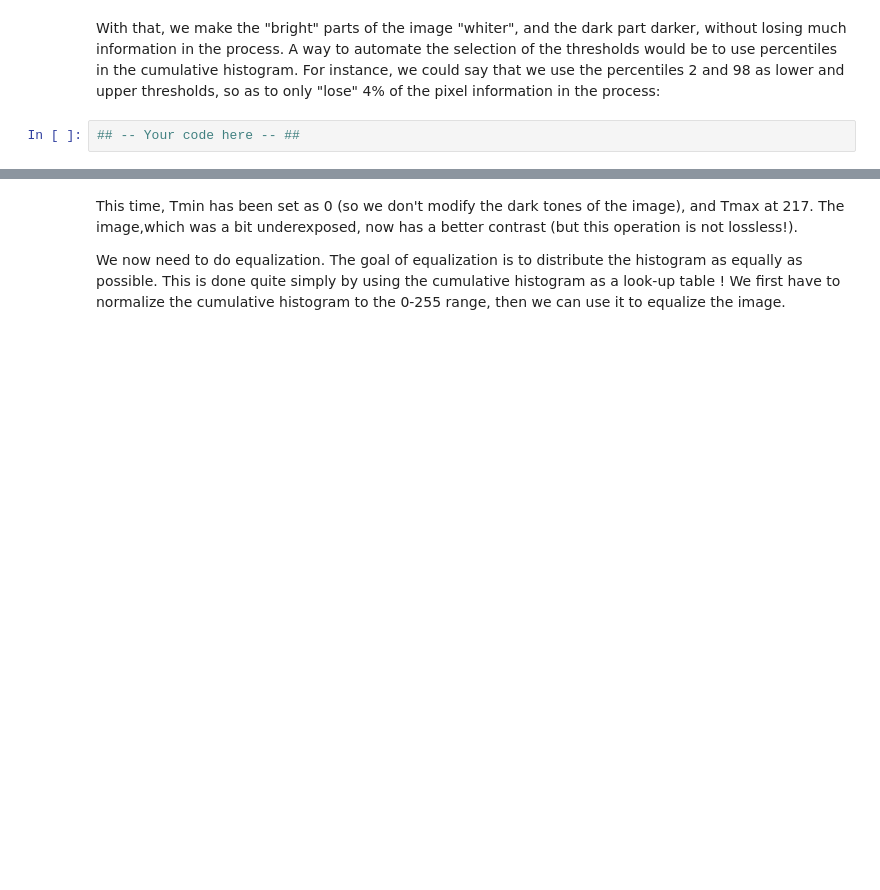
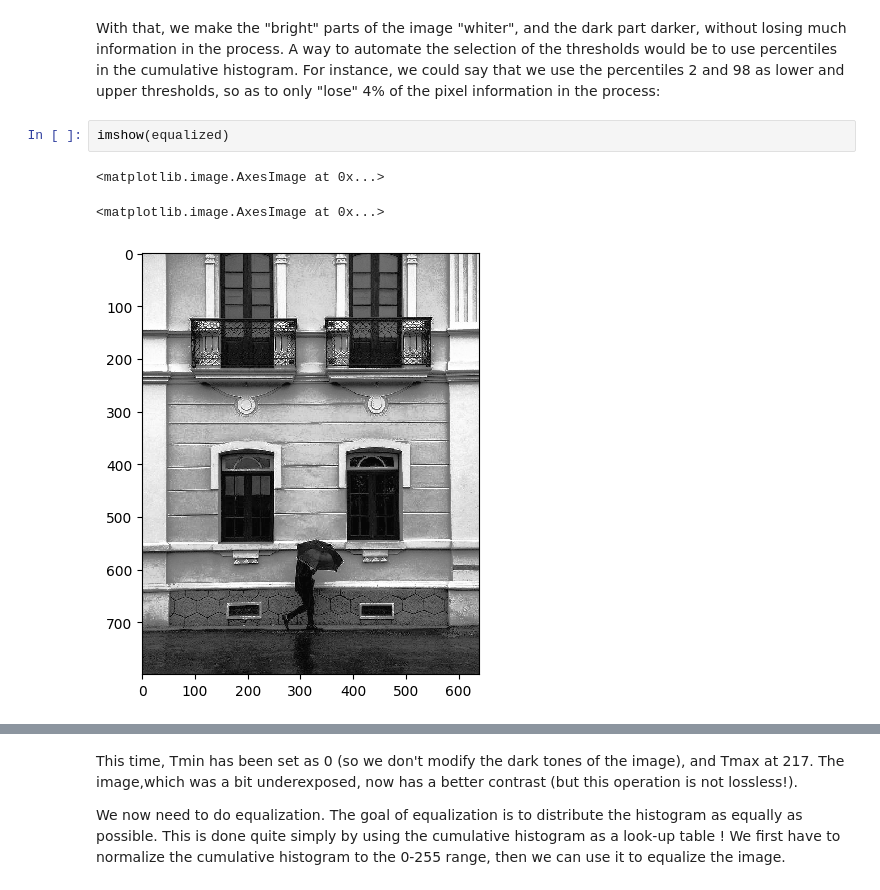
Before and after one commit to mordamed/ImageProcessing, a Jupyter notebook: 2_Image_Filtering/TP2_Image_Filtering.ipynb, the cells around one changed output, grey strips where cells are left out. Cells and saved outputs as stored; diff of their text form; blank space fills up the shorter version.

```diff
--- a/2_Image_Filtering/TP2_Image_Filtering.ipynb
+++ b/2_Image_Filtering/TP2_Image_Filtering.ipynb
@@ -143,7 +235,11 @@ In other words, there are very few "bright" pixels in the image. On the other en
 # %% [markdown]
 With that, we make the "bright" parts of the image "whiter", and the dark part darker, without losing much information in the process. A way to automate the selection of the thresholds would be to use percentiles in the cumulative histogram. For instance, we could say that we use the percentiles 2 and 98 as lower and upper thresholds, so as to only "lose" 4\% of the pixel information in the process:
-# %%
-## -- Your code here -- ##
+# %%
+imshow(equalized)
+# %% [output]
+<matplotlib.image.AxesImage at 0x...>
+<matplotlib.image.AxesImage at 0x...>
+[figure, added]
 # %%
 # Compute LUT & apply to image:
 
```
Also changed, not shown: parts of 12 cells of this notebook.
